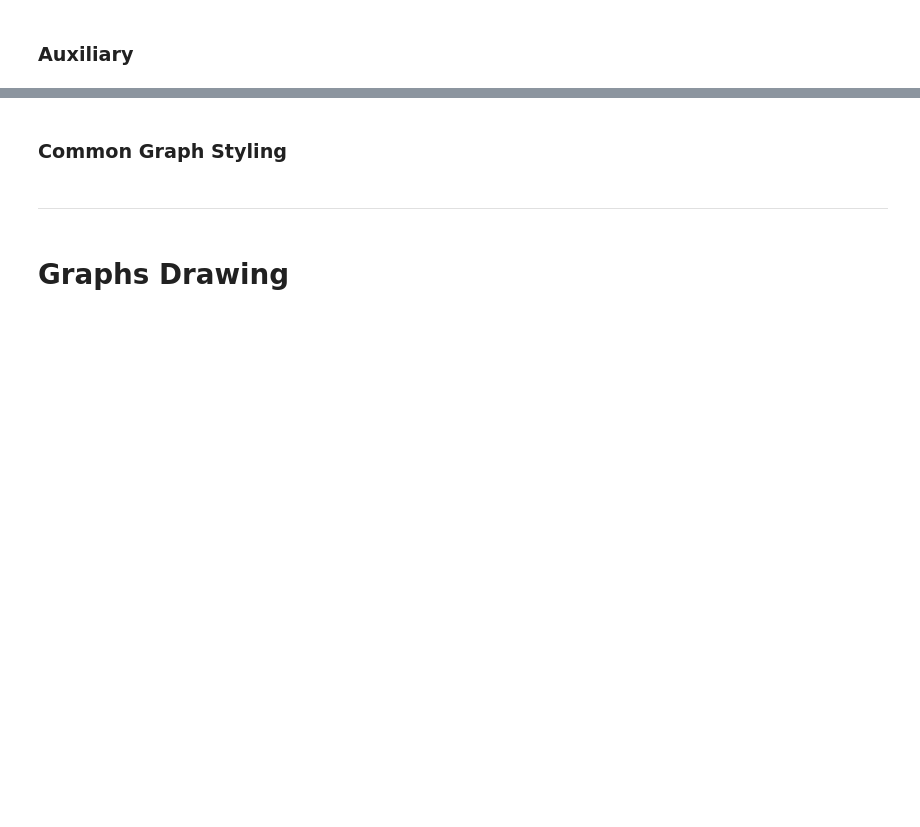
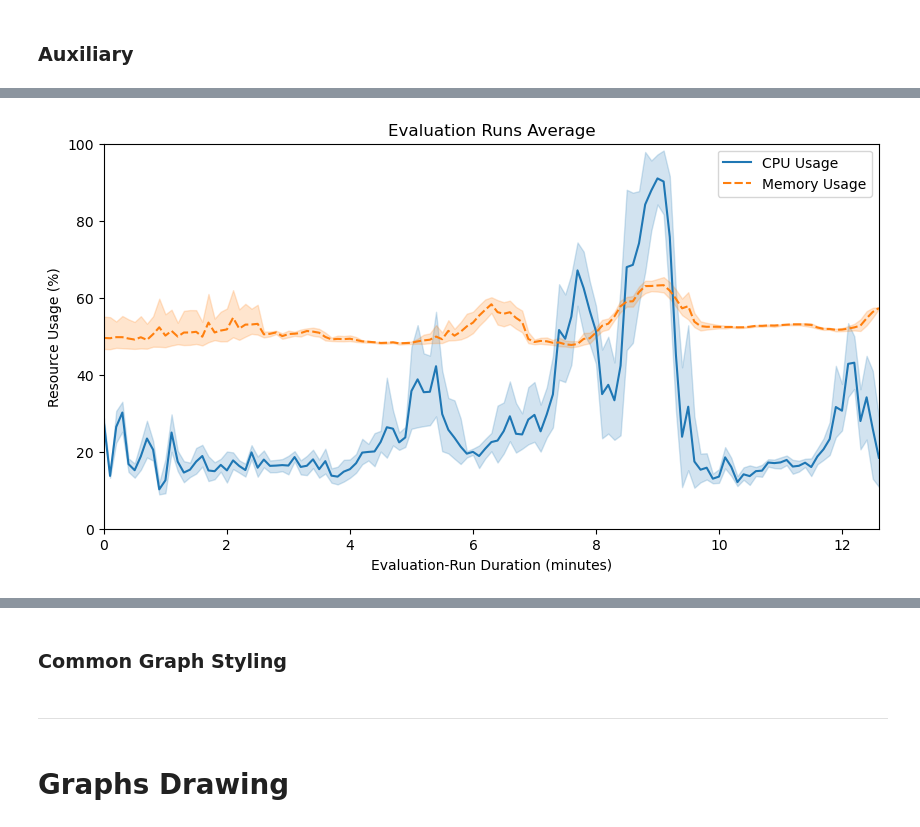
Before and after one commit to oakestra/oakestra-cli, a Jupyter notebook: oak_cli/evaluation/addons/flops/current_tmp_csv_graphs.ipynb, the cells around one changed output, grey strips where cells are left out. Saved outputs shown, nothing was run; the diff lists cells and outputs as text; code cells hidden in the pictures; blank space fills up the shorter version.

```diff
--- a/oak_cli/evaluation/addons/flops/current_tmp_csv_graphs.ipynb
+++ b/oak_cli/evaluation/addons/flops/current_tmp_csv_graphs.ipynb
@@ -80,0 +147,32 @@ if not csv_dir.exists():
+# %%
+lel_df = df.copy()
+lel_df.reset_index(inplace=True)
+#max_time = _df[[TIME_START_KEY]].max()
+#_df[[TIME_START_KEY]] = (_df[[TIME_START_KEY]] / max_time) * median_runtime__minutes
+#_df[[TIME_START_KEY]] = (_df[[TIME_START_KEY]] / max_time) * median_runtime__minutes
+
+max_times = lel_df.groupby(RUN_ID_KEY)[TIME_START_KEY].max()
+
+for run_id in max_times.index:
+    #_df.loc[_df[RUN_ID_KEY] == run_id, "Normalized Time"] = (_df[_df[RUN_ID_KEY] == run_id][TIME_START_KEY] / max_times[run_id])
+    #lel_df.loc[lel_df[RUN_ID_KEY] == run_id, TIME_START_KEY] = (lel_df[lel_df[RUN_ID_KEY] == run_id][TIME_START_KEY] / max_times[run_id])
+    lel_df.loc[lel_df[RUN_ID_KEY] == run_id, TIME_START_KEY] = round((lel_df[lel_df[RUN_ID_KEY] == run_id][TIME_START_KEY] / max_times[run_id]) * median_runtime__minutes, ROUNDING_PRECISION)
+
+#_df[[TIME_START_KEY]]
+#_df[[TIME_START_KEY, "Normalized Time"]]
+#_df.set_index(TIME_START_KEY, inplace=True)
+
+#lel_df[[TIME_START_KEY]] = lel_df[[TIME_START_KEY]].astype(int)
+#lel_df[[TIME_START_KEY]] = round(lel_df[[TIME_START_KEY]], ROUNDING_PRECISION)
+ic(lel_df[[TIME_START_KEY]])
+lel_df.set_index(TIME_START_KEY, inplace=True)
+
+
+# ic(_df[[TIME_START_KEY]][-10:])
+# #_df[[TIME_START_KEY]] =
+# ic(_df[[TIME_START_KEY]][-10:])
+# ic(_df[[TIME_START_KEY]])
+# _df =_df[[RUN_ID_KEY, STAGE_ID_KEY, STAGE_KEY]]
+# _df = _df[_df[RUN_ID_KEY] == 3]
+# _df.reset_index(inplace=True)
+# _df[[TIME_START_KEY]].max()
@@ -80,0 +194,12 @@ if not csv_dir.exists():
+# %%
+draw_graph(
+    title="Evaluation Runs Average",
+    data=lel_df[[CPU_KEY, MEMORY_KEY, STAGE_KEY]],
+    #data=lel_df[[CPU_KEY]],
+    use_percentage_limits=True,
+    y_label="Resource Usage (%)",
+    #show_stages=True,
+    #stages_color_intensity=0.01,
+)
+# %% [output]
+[figure, added]
```
Also changed, not shown: parts of 31 cells of this notebook, 1 other file.
